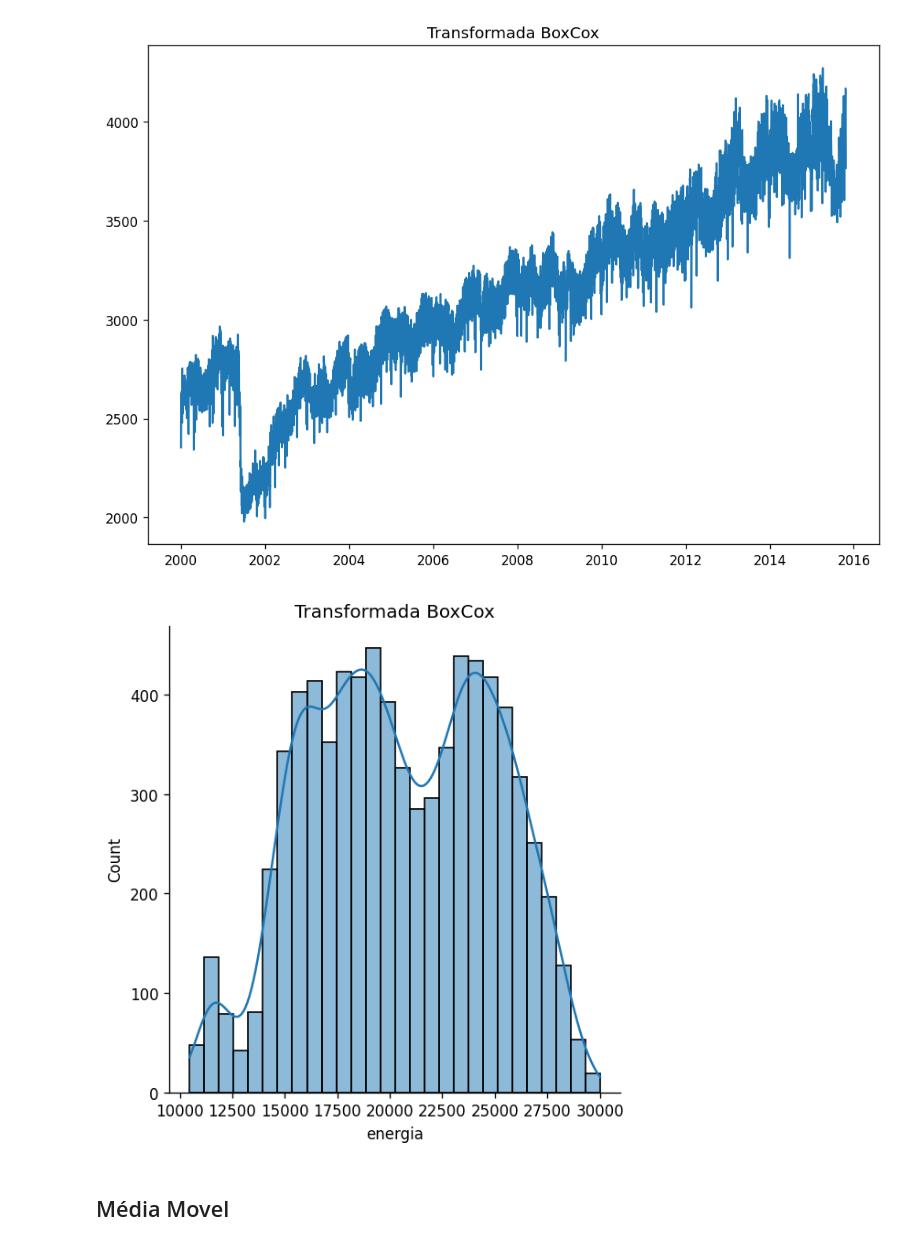
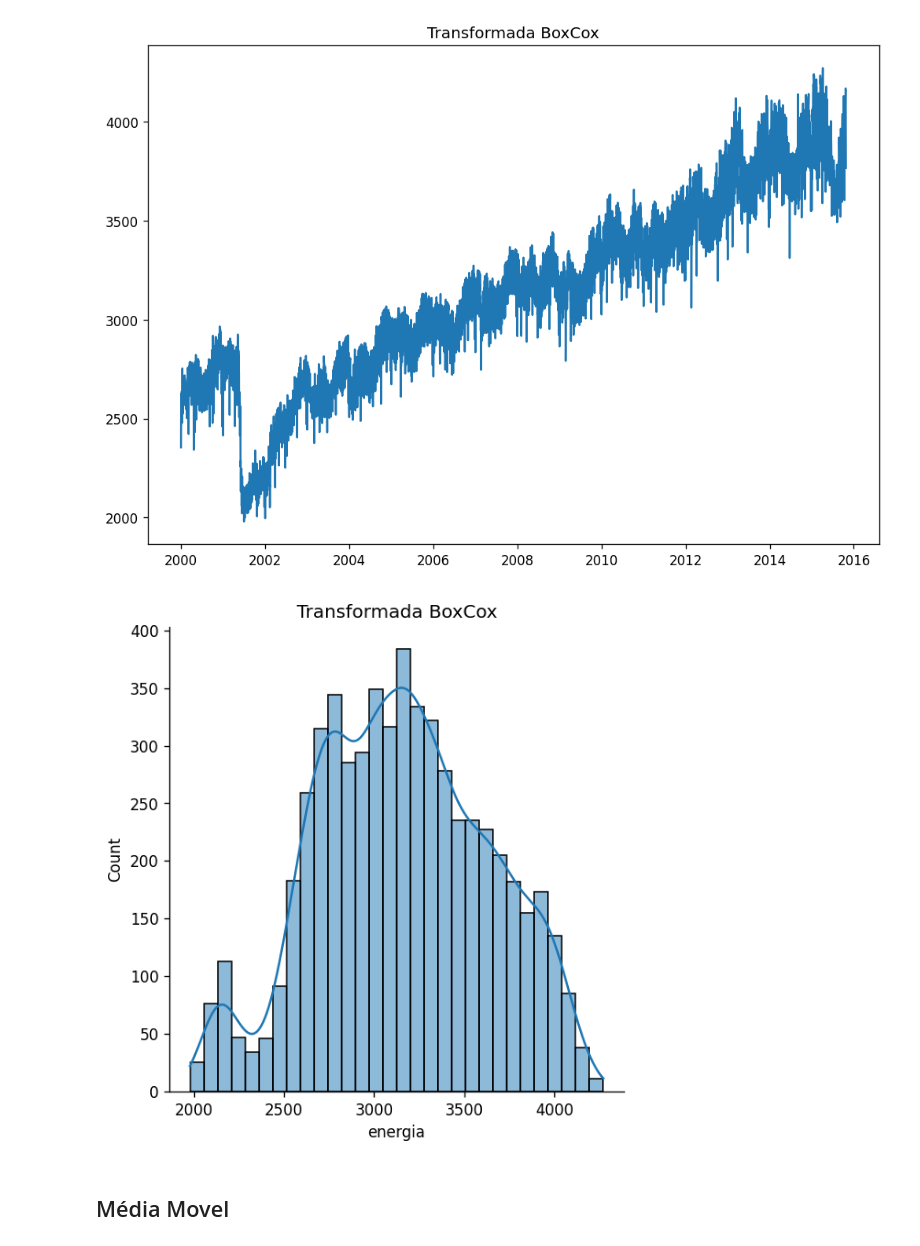
Before and after one commit to gsilva49/timeseries, a Jupyter notebook: M/Modelagem.ipynb, the cells around one changed output. Cells and saved outputs as stored; diff of their text form; code cells hidden in the pictures.

```diff
--- a/M/Modelagem.ipynb
+++ b/M/Modelagem.ipynb
@@ -260,11 +312,11 @@ plt.plot(ts_box_cox.energia)
 [<matplotlib.lines.Line2D at 0x...>]
 [figure]
 # %%
-sns.displot(ts_box_cox, kde=True)
+sns.displot(ts_box_cox.energia, kde=True)
 plt.title("Transformada BoxCox")
 plt.show()
 # %% [output]
-[figure, old version]
+[figure, new version]
 # %% [markdown]
 ## Média Movel
 # %%
```
Also changed, not shown: parts of 33 cells of this notebook, 15 other files.
